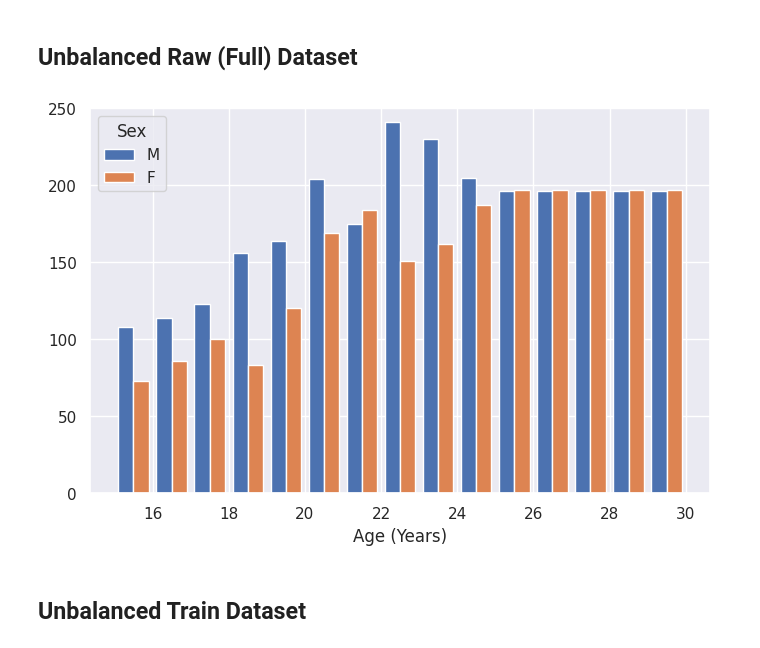
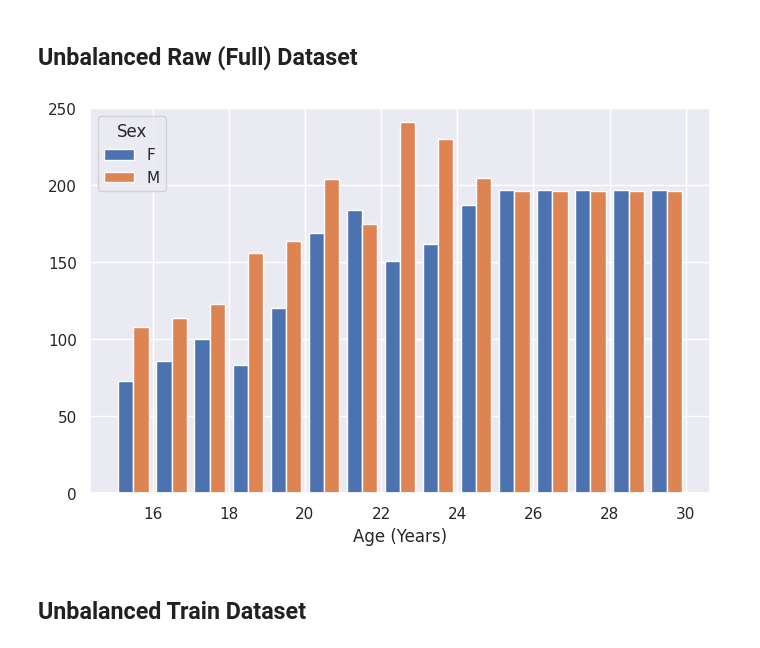
Before and after one commit to marvinweber/uncertainty-fae, a Jupyter notebook: notebooks/clavicle_ct/dataset_balancing.ipynb, the cells around one changed output. Drawn from its saved outputs; the diff is of its cells as text; code cells hidden in the pictures.

```diff
--- a/notebooks/clavicle_ct/dataset_balancing.ipynb
+++ b/notebooks/clavicle_ct/dataset_balancing.ipynb
@@ -14,6 +14,7 @@ for df in [df_train, df_val, df_test]:
     df['age_years'] = df['age'] / 365.25
 
 df_all = pd.concat([df_train, df_val, df_test])
+genders = sorted(list(df_all.sex.unique()))
 df_all[['age', 'age_years', 'sex']]
 # %% [output]
 |  | age | age_years | sex |
@@ -32,19 +33,18 @@ df_all[['age', 'age_years', 'sex']]
 # %% [markdown]
 ## Unbalanced Raw (Full) Dataset
 # %%
-genders = df_all.sex.unique()
 fig, ax = plt.subplots(figsize=(8,5))
 ax.hist(
     [df_all.loc[df_all.sex == x, 'age_years'] for x in genders],
     label=genders,
     bins=15,
 )
 ax.set_xlabel('Age (Years)')
 ax.set_ylim(top=250)
 ax.legend(title='Sex', loc='upper left')
 fig.show()
 # %% [output]
-[figure, old version]
+[figure, new version]
 # %% [markdown]
 ## Unbalanced Train Dataset
 # %%
```
Also changed, not shown: parts of 2 cells of this notebook, 1 other file.
